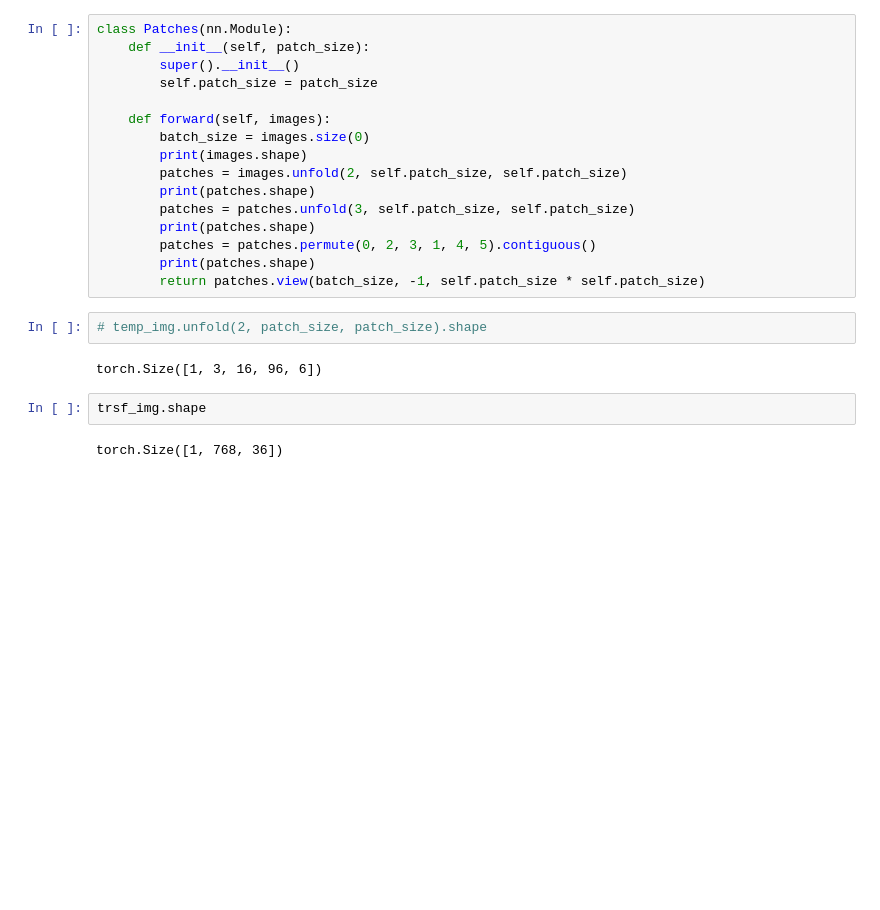
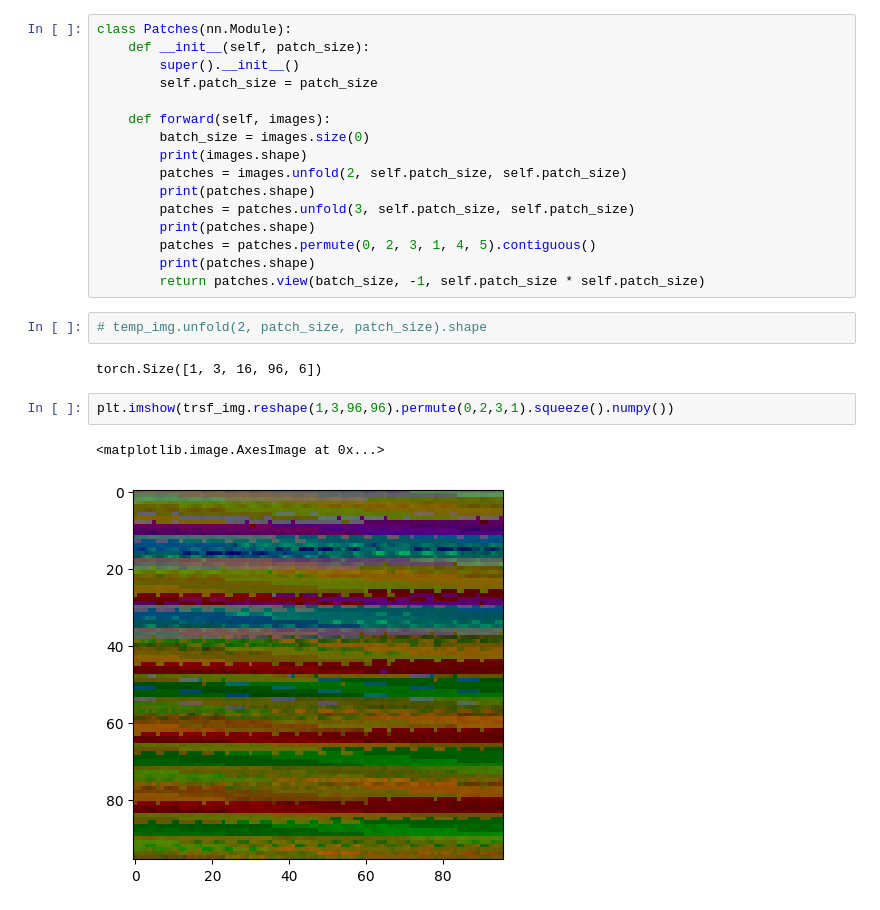
Before and after one commit to Young-Jo-Choi/pytorch_study, a Jupyter notebook: (2023.02.09) vision_transformer(미완).ipynb, the cells around one changed output. Saved outputs shown, nothing was run; the diff lists cells and outputs as text; blank space fills up the shorter version.

```diff
--- a/(2023.02.09) vision_transformer(미완).ipynb
+++ b/(2023.02.09) vision_transformer(미완).ipynb
@@ -126,10 +114,11 @@ class Patches(nn.Module):
 # temp_img.unfold(2, patch_size, patch_size).shape
 # %% [output]
 torch.Size([1, 3, 16, 96, 6])
-# %%
-trsf_img.shape
-# %% [output]
-torch.Size([1, 768, 36])
+# %%
+plt.imshow(trsf_img.reshape(1,3,96,96).permute(0,2,3,1).squeeze().numpy())
+# %% [output]
+<matplotlib.image.AxesImage at 0x...>
+[figure, added]
 # %%
 temp_img,temp_label = trainDS[500]
 temp_img = temp_img.unsqueeze(0)
```
Also changed, not shown: parts of 4 cells of this notebook, 1 other file.
